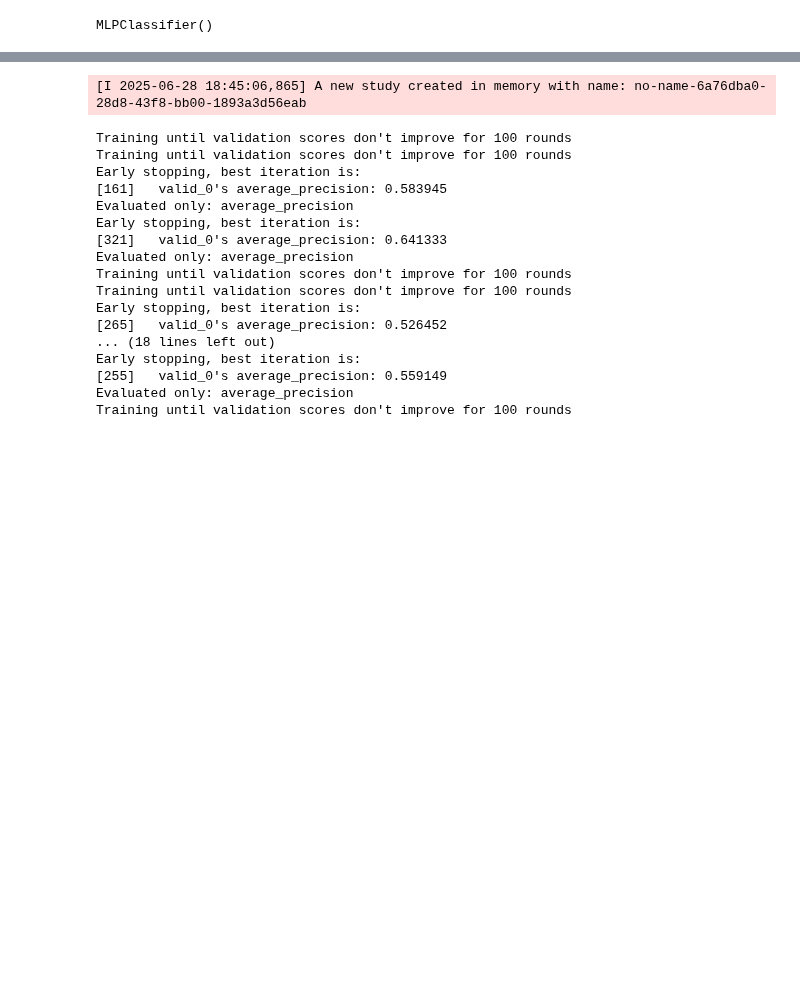
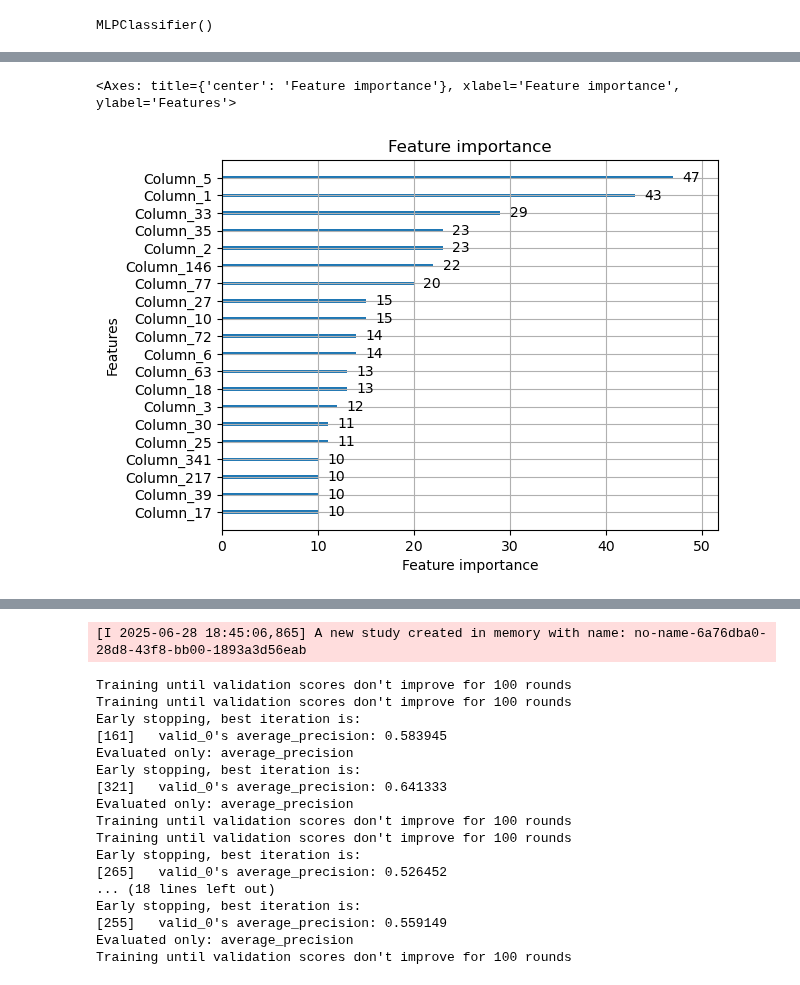
Before and after one commit to bio-info-guy/drug_sensitivity_mlpred, a Jupyter notebook: notebooks/DrugSensitivityML.ipynb, the cells around one changed output, grey strips where cells are left out. Cells and saved outputs as stored; diff of their text form; code cells hidden in the pictures; blank space fills up the shorter version.

```diff
--- a/notebooks/DrugSensitivityML.ipynb
+++ b/notebooks/DrugSensitivityML.ipynb
@@ -69,2 +69,6 @@ import lightgbm as LGB
 # %%
-X_train, X_test, y_train, y_test = train_test_split(drug_X, drug_y['BRD-A25004090-001-08-4::2.5::HTS'], test_size=0.2, random_state=20)
+X_train, X_test, y_train, y_test = train_test_split(drug_X, drug_y['BRD-K79584249-001-01-3::2.5::HTS'], test_size=0.2, random_state=20)
+# %%
+pca = PCA(1000, svd_solver= 'full')
+X_train_pca = pca.fit_transform(X_train)
+X_test_pca = pca.transform(X_test)
@@ -215,4 +233,5 @@ OptunaSearchCV(cv=StratifiedKFold(n_splits=5, random_state=42, shuffle=True),
 # %%
+from sklearn.decomposition import PCA
 lgbm_search_params= {
         "max_depth": optuna.distributions.IntDistribution(3, 20),
         "min_child_samples": optuna.distributions.IntDistribution(3, 30),
@@ -225,7 +244,7 @@ lgbm_search_params = {'classifier__' + key: lgbm_search_params[key] for key in l
 lgb = Pipeline([
   ('classifier', LGBMClassifier(n_jobs=8, is_unbalance = False, verbose = -1, n_estimators = 500,  metric = None, subsample_freq= 1))
 ])
-search_estimator_best = OptunaSearchCV(
+search_estimator_best_pipe = OptunaSearchCV(
             lgb,
             param_distributions=lgbm_search_params,
             cv=StratifiedKFold(n_splits=5, shuffle=True, random_state=42),
@@ -281,5 +291,5 @@ def cb_wrapper(env):
 # %%
-a.fit(X_train, y_train, **{'eval_set':[(X_test, y_test)],
-                             'eval_metric' :'average_precision',
-                             'callbacks': [ecb, lgbm.reset_parameter(learning_rate=decay_rate)]})
+search_estimator_best_pipe.fit(X_train_pca, y_train, **{'classifier__eval_set':[(X_test_pca, y_test)],
+                             'classifier__eval_metric' :'average_precision',
+                             'classifier__callbacks': [cb_wrapper, lgbm.reset_parameter(learning_rate=decay_rate)]})
 # %% [output]
@@ -293,0 +359,5 @@ LGBMClassifier(is_unbalance=False, learning_rate=0.18606923964646624,
+# %%
+lgbm.plot_importance(search_estimator_best_pipe.best_estimator_['classifier'], max_num_features =20)
+# %% [output]
+<Axes: title={'center': 'Feature importance'}, xlabel='Feature importance', ylabel='Features'>
+[figure, added]
```
Also changed, not shown: parts of 15 cells of this notebook, 5 other files.
